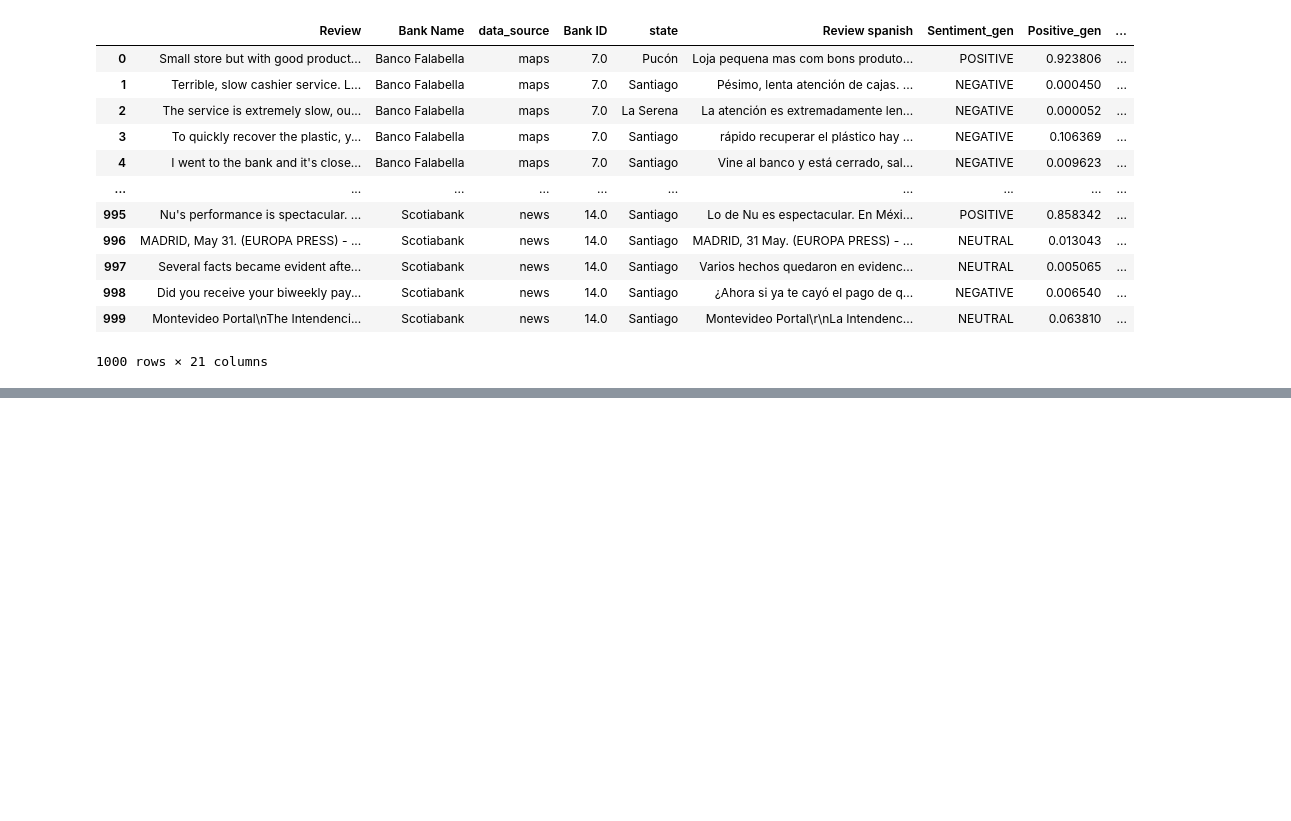
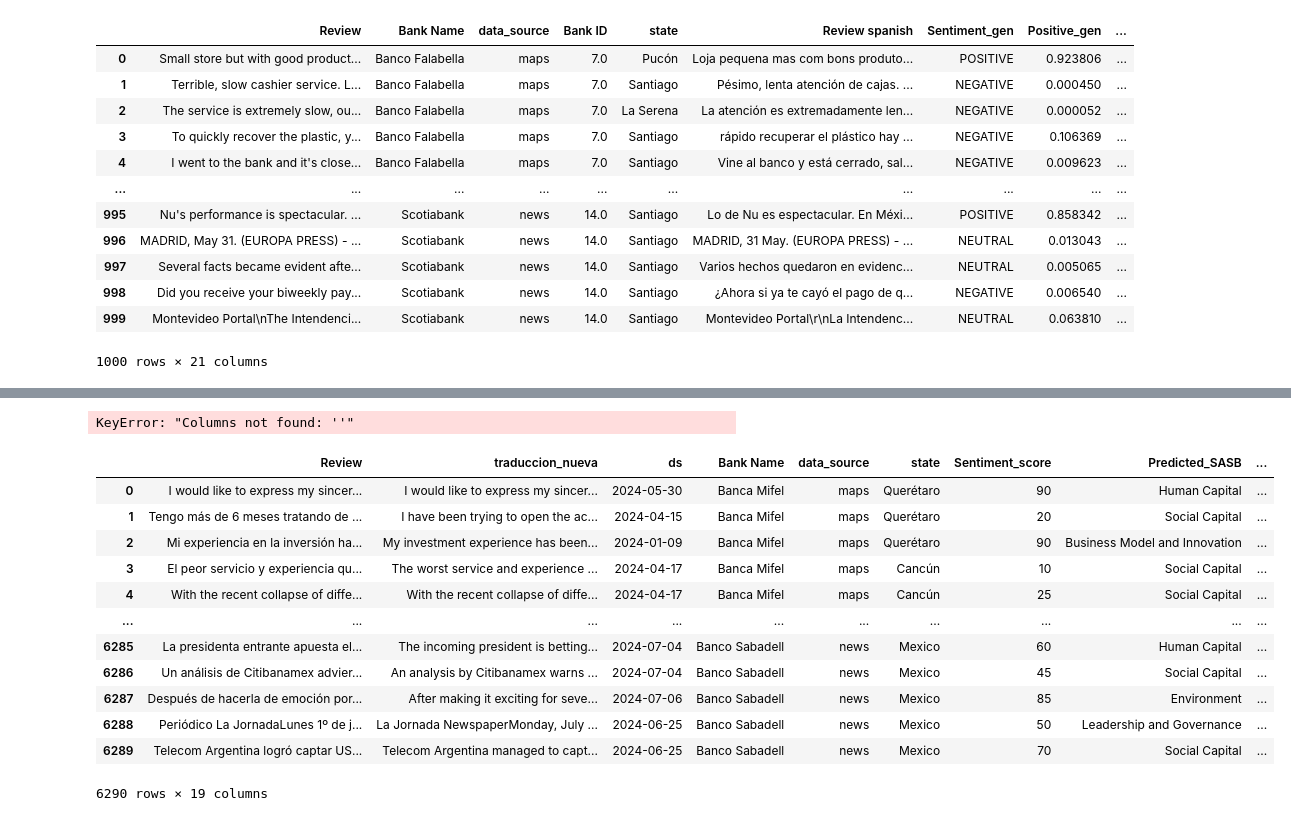
Before and after one commit to SSIndex/MonitorSSINDEX, a Jupyter notebook: DashMonitor/data/Untitled.ipynb, the cells around one changed output, grey strips where cells are left out. Saved outputs shown, nothing was run; the diff lists cells and outputs as text; code cells hidden in the pictures; blank space fills up the shorter version.

```diff
--- a/DashMonitor/data/Untitled.ipynb
+++ b/DashMonitor/data/Untitled.ipynb
@@ -203,0 +475,34 @@ df.to_csv('data_sampled_full_chile.csv',index=False)
+# %%
+import pandas as pd
+# df = pd.read_csv("/app/DashMonitor/data/data_procesa_inferencia_webster_SASB.csv")
+#df = pd.read_csv("/app/DashMonitor/data/data_full_bancos_chile_2024.csv")
+df = pd.read_csv("data.csv")
+bkn = "Banco Santander"
+df1 = df.copy()
+#filtro_general = (df["Pilar"] == "Other") & (df["Predicted_SASB"] == "Other")
+#df = df[filtro_general].reset_index(drop=True)
+df = (
+    df.groupby(["Bank Name", "Predicted_Pilar", "year", "month_num"])[
+        [""]
+    ]
+    .mean()
+    .reset_index()
+)
+# %% [output]
+KeyError: "Columns not found: ''"
+# %%
+df.groupby/
+# %% [output]
+|  | Review | traduccion_nueva | ds | Bank Name | data_source | state | Sentiment_score | Predicted_SASB | ... |
+| 0 | I would like to express my sincer... | I would like to express my sincer... | 2024-05-30 | Banca Mifel | maps | Querétaro | 90 | Human Capital | ... |
+| 1 | Tengo más de 6 meses tratando de ... | I have been trying to open the ac... | 2024-04-15 | Banca Mifel | maps | Querétaro | 20 | Social Capital | ... |
+| 2 | Mi experiencia en la inversión ha... | My investment experience has been... | 2024-01-09 | Banca Mifel | maps | Querétaro | 90 | Business Model and Innovation | ... |
+| 3 | El peor servicio y experiencia qu... | The worst service and experience ... | 2024-04-17 | Banca Mifel | maps | Cancún | 10 | Social Capital | ... |
+| 4 | With the recent collapse of diffe... | With the recent collapse of diffe... | 2024-04-17 | Banca Mifel | maps | Cancún | 25 | Social Capital | ... |
+| ... | ... | ... | ... | ... | ... | ... | ... | ... | ... |
+| 6285 | La presidenta entrante apuesta el... | The incoming president is betting... | 2024-07-04 | Banco Sabadell | news | Mexico | 60 | Human Capital | ... |
+| 6286 | Un análisis de Citibanamex advier... | An analysis by Citibanamex warns ... | 2024-07-04 | Banco Sabadell | news | Mexico | 45 | Social Capital | ... |
+| 6287 | Después de hacerla de emoción por... | After making it exciting for seve... | 2024-07-06 | Banco Sabadell | news | Mexico | 85 | Environment | ... |
+| 6288 | Periódico La JornadaLunes 1º de j... | La Jornada NewspaperMonday, July ... | 2024-06-25 | Banco Sabadell | news | Mexico | 50 | Leadership and Governance | ... |
+| 6289 | Telecom Argentina logró captar US... | Telecom Argentina managed to capt... | 2024-06-25 | Banco Sabadell | news | Mexico | 70 | Social Capital | ... |
+6290 rows × 19 columns
```
Also changed, not shown: parts of 26 cells of this notebook, 30 other files.
